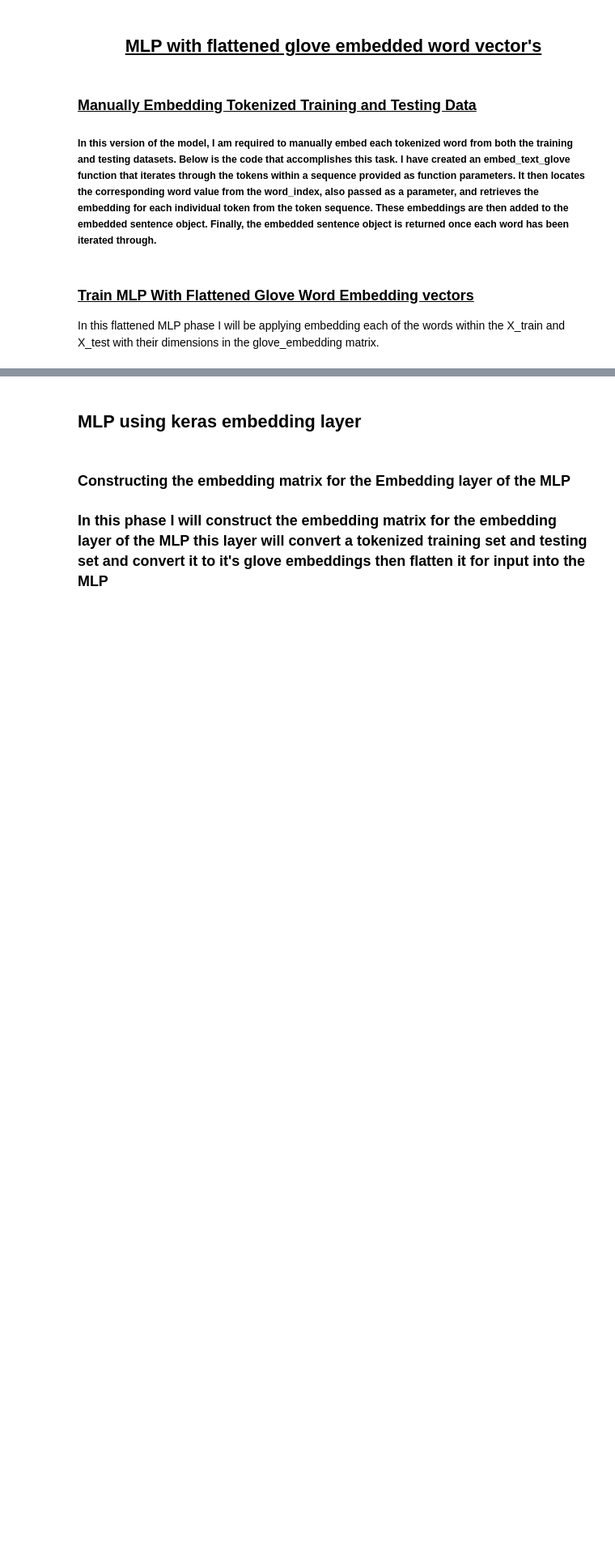
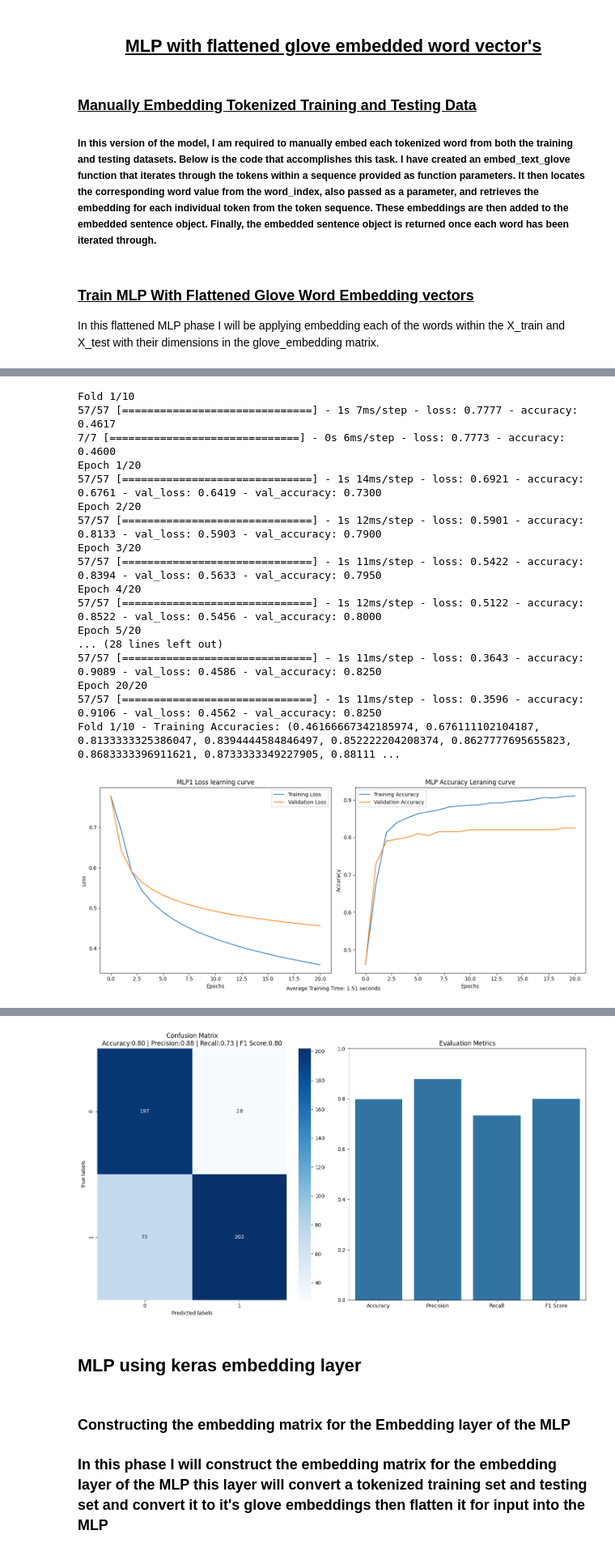
Before and after one commit to Ryan-McKee2001/Deep_Learning_Project-Fake_News_Detection, a Jupyter notebook: model_testing/40294886.ipynb, the cells around one changed output, grey strips where cells are left out. Shown at 81% size. Saved outputs shown, nothing was run; the diff lists cells and outputs as text; code cells hidden in the pictures; blank space fills up the shorter version.

```diff
--- a/model_testing/40294886.ipynb
+++ b/model_testing/40294886.ipynb
@@ -156,9 +156,10 @@ def train_model_with_kfold(model, X, y, n_folds, batch_size, epochs, verbose=0):
         validation_losses.append((initial_validation_loss, *history.history['val_loss']))
 
         print(f"Fold {fold_idx + 1}/{n_folds} - Training Accuracies: {training_accuracies[-1]}, Validation Accuracies: {validation_accuracies[-1]}")
+        break
 
     average_training_time = total_training_time / n_folds
-    return training_accuracies, training_losses, validation_accuracies, validation_losses, average_training_time
+    return model, training_accuracies, training_losses, validation_accuracies, validation_losses, average_training_time
 # %%
 def plot_learning_curves(plot_title_loss, plot_title_accuracy, train_loss, val_loss, train_acc, val_acc, average_training_time):
     plt.figure(figsize=(14, 6))  # Wider plot
@@ -223,12 +224,6 @@ def convert_to_arrays(training_accuracies, training_losses, validation_accuracie
     validation_accuracies = np.array(validation_accuracies)
     validation_losses = np.array(validation_losses)
 
-    # Check if arrays are not empty and have consistent lengths
-    if len(training_accuracies) == 0 or len(training_accuracies) != len(training_losses):
-        raise ValueError("Training accuracies and losses should have non-zero length and be of the same size.")
-    if len(validation_accuracies) == 0 or len(validation_accuracies) != len(validation_losses):
-        raise ValueError("Validation accuracies and losses should have non-zero length and be of the same size.")
-
     return training_accuracies, training_losses, validation_accuracies, validation_losses
 # %% [markdown]
 <h2 style="margin: 0.5; padding: 0; text-align: left;"><center><b><u>MLP with flattened glove embedded word vector's</u></b></center></h2>
@@ -352,0 +266,53 @@ evaluate_predictions(MLP_predications, y_test)
+# %%
+import time
+from sklearn.model_selection import KFold
+import numpy as np
+import matplotlib.pyplot as plt
+from keras.regularizers import l2, l1
+from keras.layers import Dropout
+
+batch_size = 32
+epochs = 20
+learning_rate = 0.00001
+optimizer = tf.keras.optimizers.Adam(learning_rate=learning_rate)
+n_folds = 10
+initializer = he_uniform(seed=42)
+regularizer = l2(0.01)
+activation = 'relu'
+loss = 'binary_crossentropy'
+hl1_size = 4
+
+# Create MLP1 using kfold
+mlp1 = Sequential()
+mlp1.add(Dense(hl1_size, activation=activation, input_shape=(max_len * 300,), kernel_regularizer=regularizer)) # hidden layer
+mlp1.add(Dense(1, activation='sigmoid'))
+mlp1.compile(optimizer=optimizer, loss=loss, metrics=['accuracy'])
+mlp1, training_accuracies, training_losses, validation_accuracies, validation_losses, average_training_time  = train_model_with_kfold(mlp1, X_train_glove_embedded, y_train, n_folds, batch_size, epochs, verbose=1)
+training_accuracies, training_losses, validation_accuracies, validation_losses = convert_to_arrays(training_accuracies, training_losses, validation_accuracies, validation_losses)
+
+# Plot the learning curves
+plot_learning_curves('MLP1 Loss learning curve', 'MLP Accuracy Leraning curve', training_losses.mean(axis=0), validation_losses.mean(axis=0), training_accuracies.mean(axis=0), validation_accuracies.mean(axis=0), average_training_time)
+
+# Evaluate the model on the test data
+flattened_X_test = np.reshape(X_test_glove_embedded, (X_test_glove_embedded.shape[0], -1))
+MLP_predications = mlp1.predict(flattened_X_test)
+evaluate_predictions(MLP_predications, y_test)
+# %% [output]
+Fold 1/10
+57/57 [==============================] - 1s 7ms/step - loss: 0.7777 - accuracy: 0.4617
+7/7 [==============================] - 0s 6ms/step - loss: 0.7773 - accuracy: 0.4600
+Epoch 1/20
+57/57 [==============================] - 1s 14ms/step - loss: 0.6921 - accuracy: 0.6761 - val_loss: 0.6419 - val_accuracy: 0.7300
+Epoch 2/20
+57/57 [==============================] - 1s 12ms/step - loss: 0.5901 - accuracy: 0.8133 - val_loss: 0.5903 - val_accuracy: 0.7900
+Epoch 3/20
+57/57 [==============================] - 1s 11ms/step - loss: 0.5422 - accuracy: 0.8394 - val_loss: 0.5633 - val_accuracy: 0.7950
+Epoch 4/20
+57/57 [==============================] - 1s 12ms/step - loss: 0.5122 - accuracy: 0.8522 - val_loss: 0.5456 - val_accuracy: 0.8000
+Epoch 5/20
+... (28 lines left out)
+57/57 [==============================] - 1s 11ms/step - loss: 0.3643 - accuracy: 0.9089 - val_loss: 0.4586 - val_accuracy: 0.8250
+Epoch 20/20
+57/57 [==============================] - 1s 11ms/step - loss: 0.3596 - accuracy: 0.9106 - val_loss: 0.4562 - val_accuracy: 0.8250
+Fold 1/10 - Training Accuracies: (0.46166667342185974, 0.676111102104187, 0.8133333325386047, 0.8394444584846497, 0.852222204208374, 0.8627777695655823, 0.8683333396911621, 0.8733333349227905, 0.88111 ...
+[figure, added]
@@ -353,3 +320,4 @@ evaluate_predictions(MLP_predications, y_test)
+[figure, added]
 # %% [markdown]
 ## MLP using keras embedding layer
 # %% [markdown]
```
Also changed, not shown: parts of 7 cells of this notebook.
